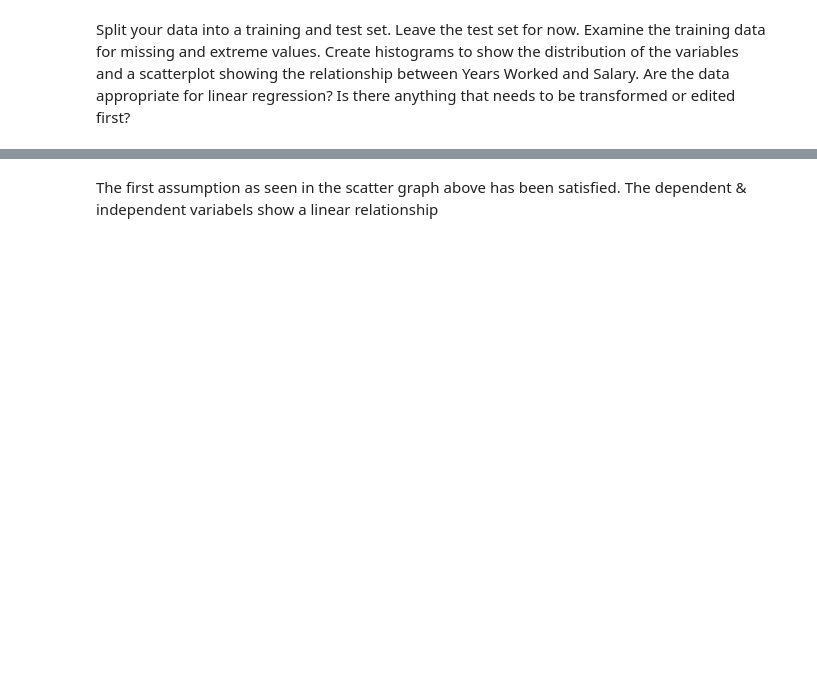
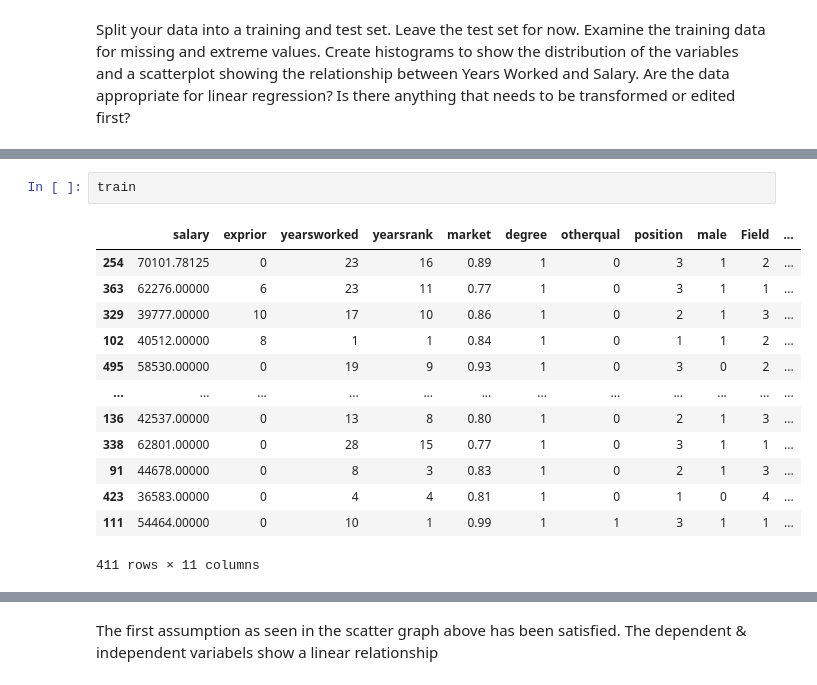
Before and after one commit to thabomayika/simple_regression, a Jupyter notebook: regression.ipynb, the cells around one changed output, grey strips where cells are left out. Cells and saved outputs as stored; diff of their text form; blank space fills up the shorter version.

```diff
--- a/regression.ipynb
+++ b/regression.ipynb
@@ -27,0 +35,16 @@ _ = plt.show()
+# %%
+train
+# %% [output]
+|  | salary | exprior | yearsworked | yearsrank | market | degree | otherqual | position | male | Field | ... |
+| 254 | 70101.78125 | 0 | 23 | 16 | 0.89 | 1 | 0 | 3 | 1 | 2 | ... |
+| 363 | 62276.00000 | 6 | 23 | 11 | 0.77 | 1 | 0 | 3 | 1 | 1 | ... |
+| 329 | 39777.00000 | 10 | 17 | 10 | 0.86 | 1 | 0 | 2 | 1 | 3 | ... |
+| 102 | 40512.00000 | 8 | 1 | 1 | 0.84 | 1 | 0 | 1 | 1 | 2 | ... |
+| 495 | 58530.00000 | 0 | 19 | 9 | 0.93 | 1 | 0 | 3 | 0 | 2 | ... |
+| ... | ... | ... | ... | ... | ... | ... | ... | ... | ... | ... | ... |
+| 136 | 42537.00000 | 0 | 13 | 8 | 0.80 | 1 | 0 | 2 | 1 | 3 | ... |
+| 338 | 62801.00000 | 0 | 28 | 15 | 0.77 | 1 | 0 | 3 | 1 | 1 | ... |
+| 91 | 44678.00000 | 0 | 8 | 3 | 0.83 | 1 | 0 | 2 | 1 | 3 | ... |
+| 423 | 36583.00000 | 0 | 4 | 4 | 0.81 | 1 | 0 | 1 | 0 | 4 | ... |
+| 111 | 54464.00000 | 0 | 10 | 1 | 0.99 | 1 | 1 | 3 | 1 | 1 | ... |
+411 rows × 11 columns
```
Also changed, not shown: parts of 33 cells of this notebook, 1 other file.
